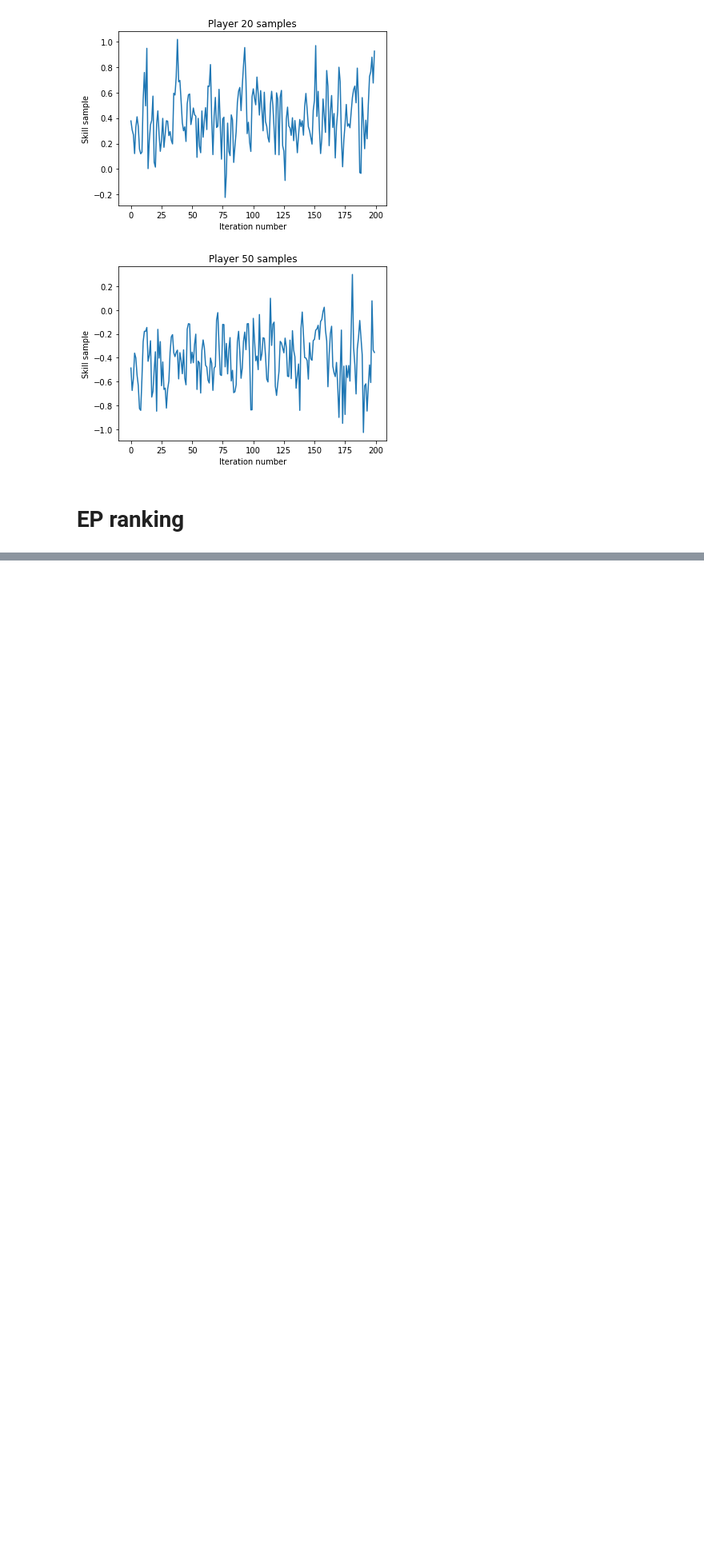
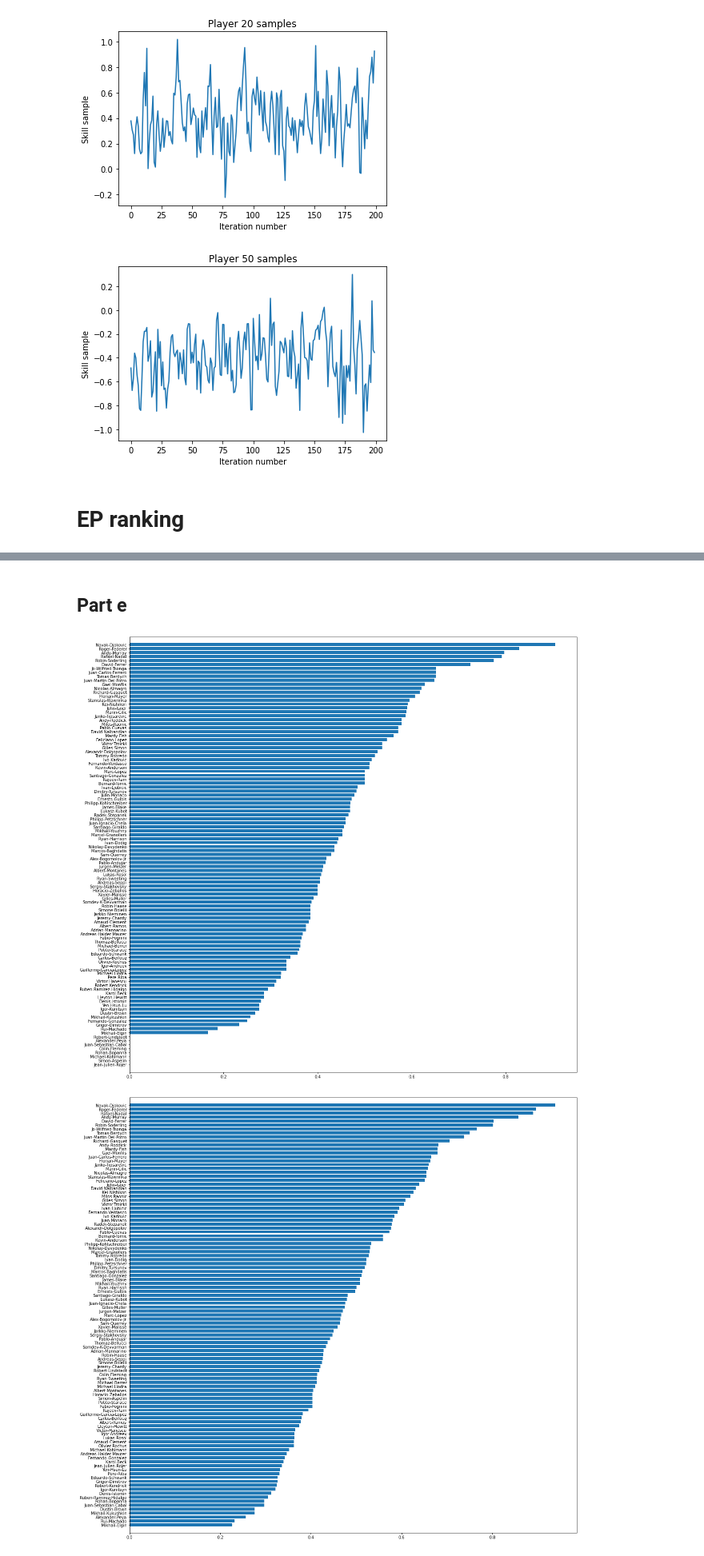
Before and after one commit to roryhighnam/4f13_coursework_2, a Jupyter notebook: coursework2.ipynb, the cells around one changed output, grey strips where cells are left out. Shown at 80% size. Saved outputs shown, nothing was run; the diff lists cells and outputs as text; code cells hidden in the pictures; blank space fills up the shorter version.

```diff
--- a/coursework2.ipynb
+++ b/coursework2.ipynb
@@ -84,0 +95,14 @@ top_players = [15,0,4,10] # - indexes of top 4 players according to ATP ranking
+# %%
+top_players = [15,0,4,10] # - indexes of top 4 players according to ATP ranking system in lectures
+skill_prob = np.zeros((4,4))
+win_prob = np.zeros((4,4))
+
+for i,player_one in enumerate(top_players):
+    for j,player_two in enumerate(top_players):
+        if player_one != player_two:
+            mean = mean_player_skills[player_one]-mean_player_skills[player_two]
+            variance = 1/precision_player_skills[player_one] + 1/precision_player_skills[player_two]
+            skill_prob[j, i] = 1-stats.norm.cdf(0, mean , np.sqrt(variance))
+            win_prob[j, i] = 1-stats.norm.cdf(0, mean, np.sqrt(variance+1))
+print(skill_prob)
+print(win_prob)
@@ -84,0 +148,35 @@ top_players = [15,0,4,10] # - indexes of top 4 players according to ATP ranking
+# %% [markdown]
+## Part e
+# %%
+# 1 - empirical game outcome averages
+no_wins = np.zeros(M)
+no_losses = np.zeros(M)
+outcome_average = np.zeros(M)
+for i in range(M):
+    no_wins[i] = np.count_nonzero(G[:,0]==i)
+    no_losses[i] = np.count_nonzero(G[:,1]==i)
+    outcome_average[i] = no_wins[i] / (no_wins[i]+no_losses[i])
+
+sorted_barplot(outcome_average, W)
+
+# 2 - Predictions based on Gibbs sampling
+
+# 3 - Predictions based on message passing
+win_prob = np.zeros((M,M))
+for i in range(M):
+    for j in range(M):
+        if i != j:
+            mean = mean_player_skills[i]-mean_player_skills[j]
+            variance = 1/precision_player_skills[i] + 1/precision_player_skills[j]
+            win_prob[j, i] = 1-stats.norm.cdf(0, mean, np.sqrt(variance+1))
+
+message_passing_outcome = np.zeros(M)
+for i in range(M):
+    no_wins[i] = np.count_nonzero(win_prob[:,i]>0.5)
+    message_passing_outcome[i] = no_wins[i] / 106
+    # message_passing_outcome[i] = np.mean(win_prob[:,i])
+# print(message_passing_outcome)
+sorted_barplot(message_passing_outcome, W)
+# %% [output]
+[figure, added]
+[figure, added]
```
Also changed, not shown: parts of 7 cells of this notebook, 1 other file.
